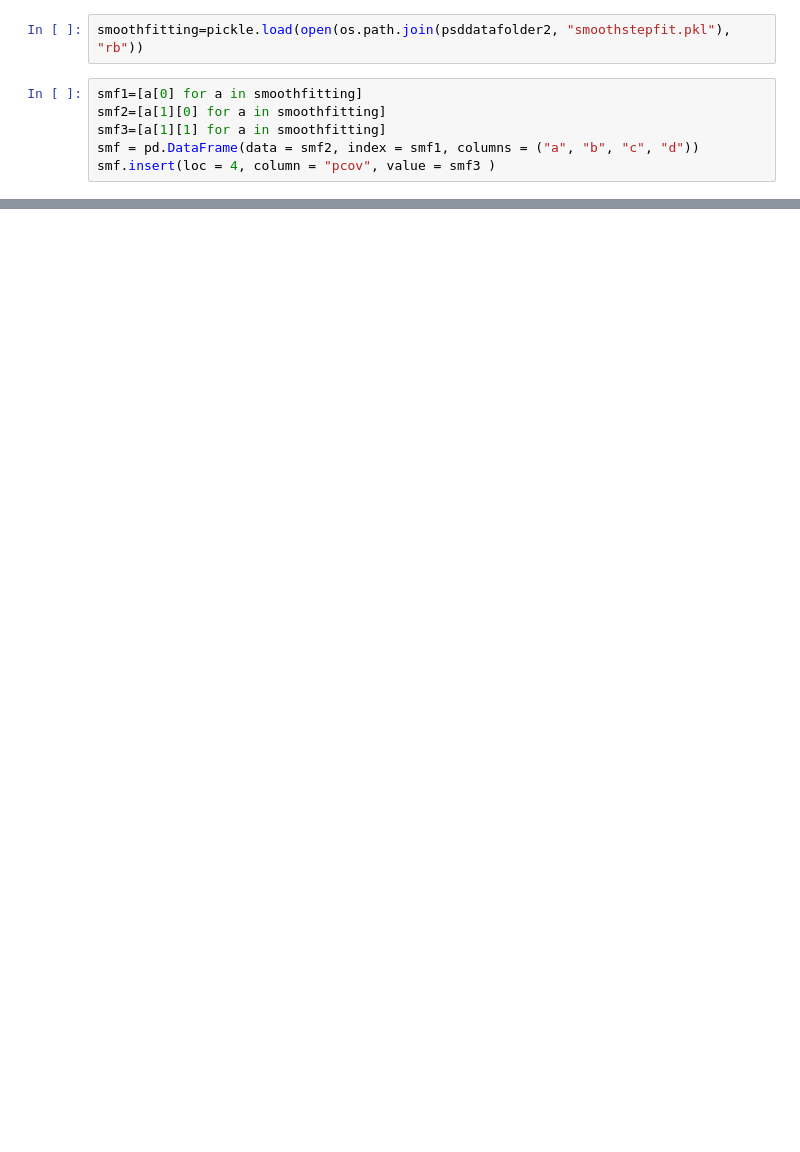
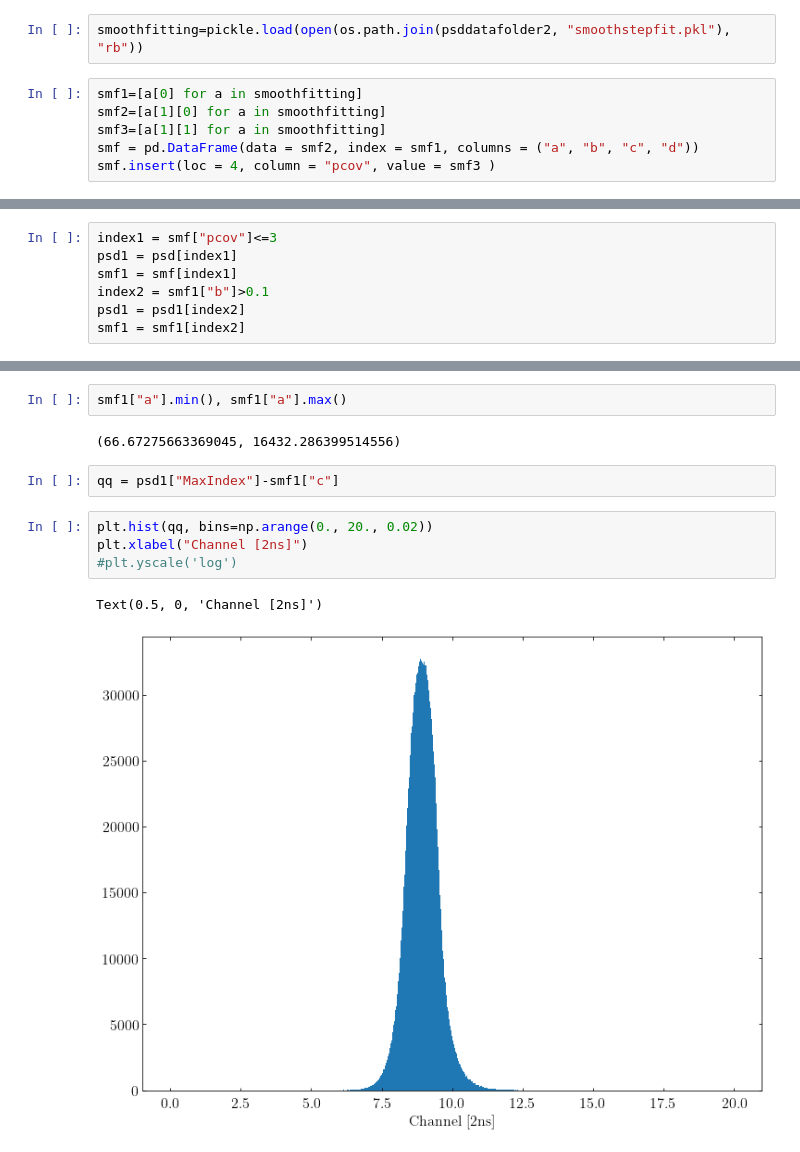
Before and after one commit to jiyongso/jupyter, a Jupyter notebook: psd/psd3.ipynb, the cells around one changed output, grey strips where cells are left out. Cells and saved outputs as stored; diff of their text form; blank space fills up the shorter version.

```diff
--- a/psd/psd3.ipynb
+++ b/psd/psd3.ipynb
@@ -180,0 +90,7 @@ SyntaxError: invalid syntax (<ipython-input-1-d45b5e30eb23>, line 1)
+# %%
+index1 = smf["pcov"]<=3
+psd1 = psd[index1]
+smf1 = smf[index1]
+index2 = smf1["b"]>0.1
+psd1 = psd1[index2]
+smf1 = smf1[index2]
@@ -180,0 +121,13 @@ SyntaxError: invalid syntax (<ipython-input-1-d45b5e30eb23>, line 1)
+# %%
+smf1["a"].min(), smf1["a"].max()
+# %% [output]
+(66.67275663369045, 16432.286399514556)
+# %%
+qq = psd1["MaxIndex"]-smf1["c"]
+# %%
+plt.hist(qq, bins=np.arange(0., 20., 0.02))
+plt.xlabel("Channel [2ns]")
+#plt.yscale('log')
+# %% [output]
+Text(0.5, 0, 'Channel [2ns]')
+[figure, added]
```
Also changed, not shown: parts of 38 cells of this notebook, 18 other files.
